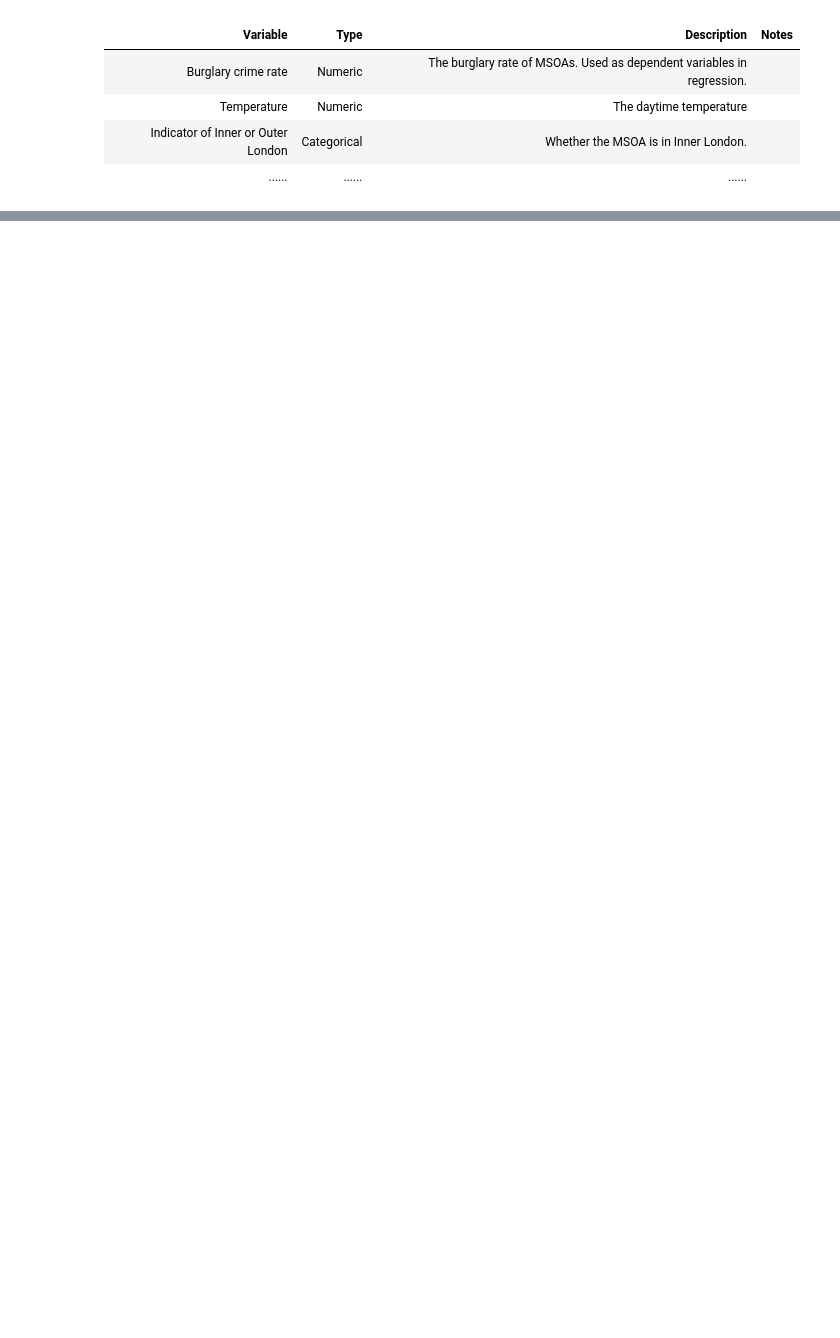
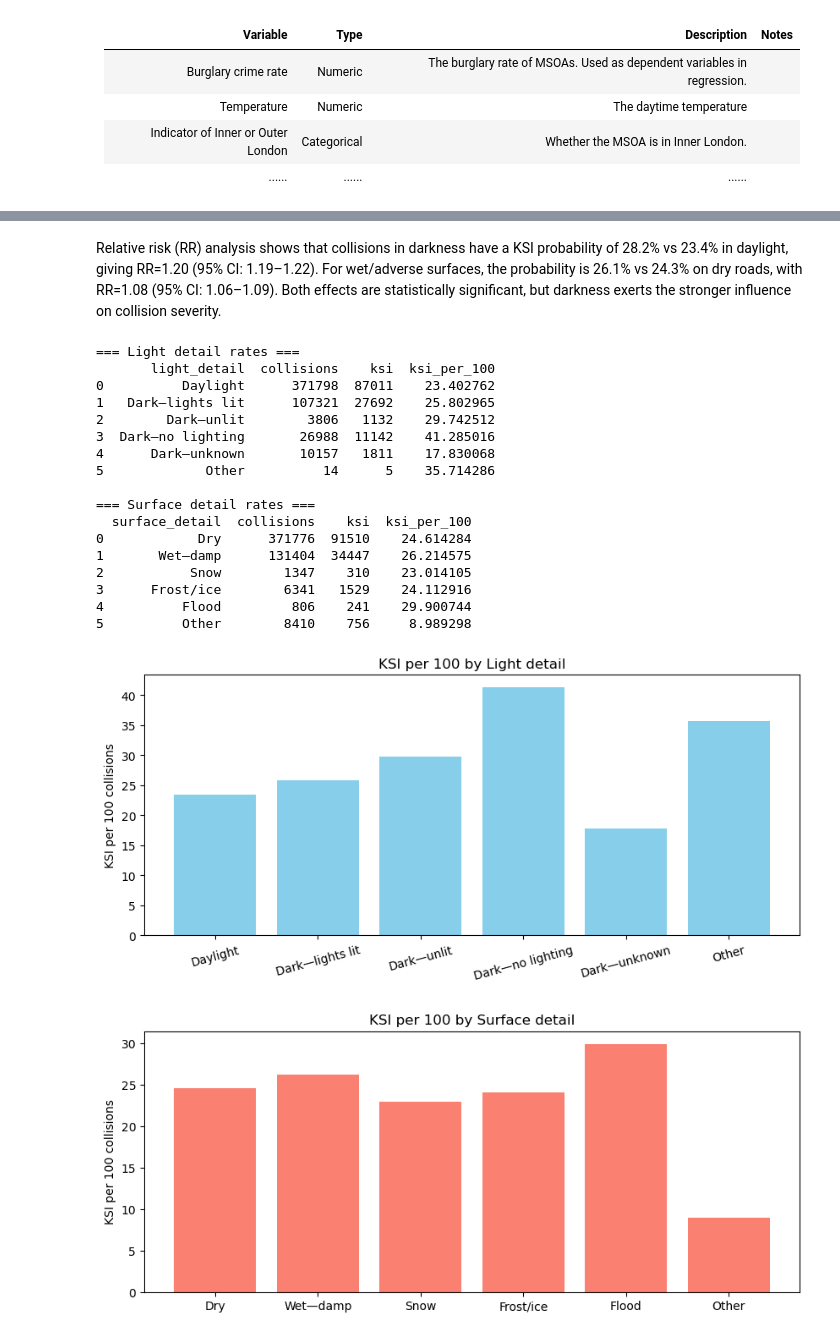
Before and after one commit to LZQ407/Spatial-Data-Science, a Jupyter notebook: Template_submission_CASA0006.ipynb, the cells around one changed output, grey strips where cells are left out. Saved outputs shown, nothing was run; the diff lists cells and outputs as text; code cells hidden in the pictures; blank space fills up the shorter version.

```diff
--- a/Template_submission_CASA0006.ipynb
+++ b/Template_submission_CASA0006.ipynb
@@ -79,0 +561,65 @@ Source: see [link](https://linkinghub.elsevier.com/retrieve/pii/S221067072200443
+# %% [markdown]
+Relative risk (RR) analysis shows that collisions in darkness have a KSI probability of 28.2% vs 23.4% in daylight, giving RR=1.20 (95% CI: 1.19–1.22). For wet/adverse surfaces, the probability is 26.1% vs 24.3% on dry roads, with RR=1.08 (95% CI: 1.06–1.09). Both effects are statistically significant, but darkness exerts the stronger influence on collision severity.
+# %%
+# 13) Light/Surface detailed rates & bars
+def table_rate(df, by):
+    g = df.groupby(by, as_index=False, observed=False).agg(
+        collisions=("accident_index_n","nunique"),
+        ksi=("ksi","sum")
+    )
+    g["ksi_per_100"] = 100*g["ksi"]/g["collisions"]
+    return g
+
+light_tab   = table_rate(acc, "light_detail")
+surface_tab = table_rate(acc, "surface_detail")
+light_tab.to_csv(OUT_DIR/"light_detail_rates.csv", index=False)
+surface_tab.to_csv(OUT_DIR/"surface_detail_rates.csv", index=False)
+
+plt.figure()
+plt.bar(light_tab["light_detail"], light_tab["ksi_per_100"]); plt.xticks(rotation=15)
+plt.title("KSI per 100 by Light detail"); plt.ylabel("KSI per 100 collisions")
+plt.tight_layout(); plt.savefig(OUT_DIR/"light_detail_bars.png", dpi=160); plt.close()
+
+plt.figure()
+plt.bar(surface_tab["surface_detail"], surface_tab["ksi_per_100"])
+plt.title("KSI per 100 by Surface detail"); plt.ylabel("KSI per 100 collisions")
+plt.tight_layout(); plt.savefig(OUT_DIR/"surface_detail_bars.png", dpi=160); plt.close()
+
+print("=== Light detail rates ===")
+print(light_tab)
+
+print("\n=== Surface detail rates ===")
+print(surface_tab)
+
+plt.figure()
+plt.bar(light_tab["light_detail"], light_tab["ksi_per_100"], color="skyblue")
+plt.xticks(rotation=15)
+plt.title("KSI per 100 by Light detail")
+plt.ylabel("KSI per 100 collisions")
+plt.show()
+
+plt.figure()
+plt.bar(surface_tab["surface_detail"], surface_tab["ksi_per_100"], color="salmon")
+plt.title("KSI per 100 by Surface detail")
+plt.ylabel("KSI per 100 collisions")
+plt.show()
+# %% [output]
+=== Light detail rates ===
+       light_detail  collisions    ksi  ksi_per_100
+0          Daylight      371798  87011    23.402762
+1   Dark—lights lit      107321  27692    25.802965
+2        Dark—unlit        3806   1132    29.742512
+3  Dark—no lighting       26988  11142    41.285016
+4      Dark—unknown       10157   1811    17.830068
+5             Other          14      5    35.714286
+
+=== Surface detail rates ===
+  surface_detail  collisions    ksi  ksi_per_100
+0            Dry      371776  91510    24.614284
+1       Wet—damp      131404  34447    26.214575
+2           Snow        1347    310    23.014105
+3      Frost/ice        6341   1529    24.112916
+4          Flood         806    241    29.900744
+5          Other        8410    756     8.989298
+[figure, added]
+[figure, added]
```
Also changed, not shown: parts of 40 cells of this notebook, 5 other files.
